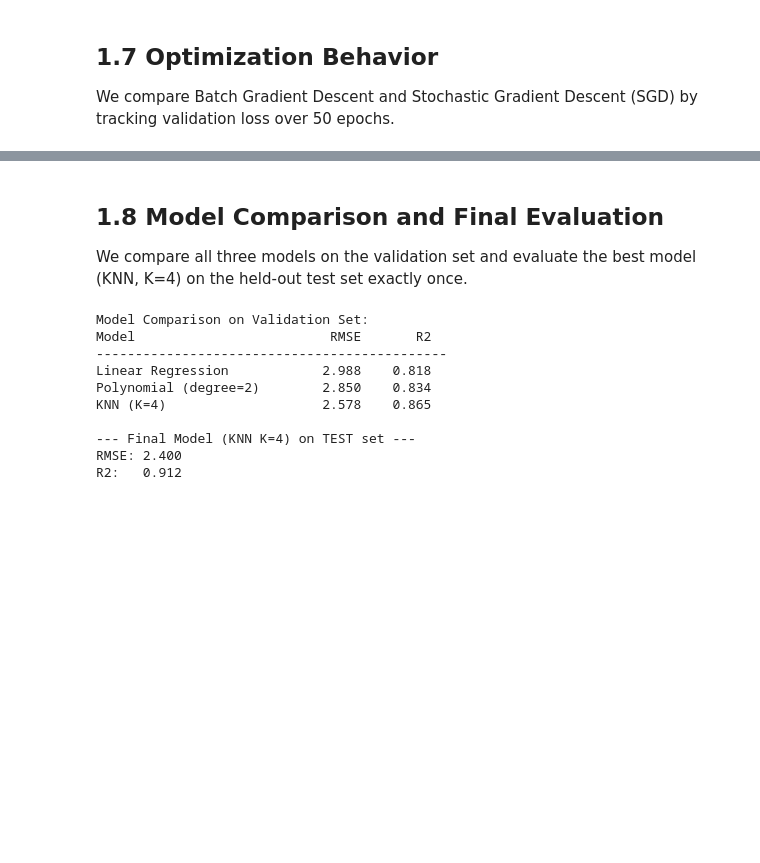
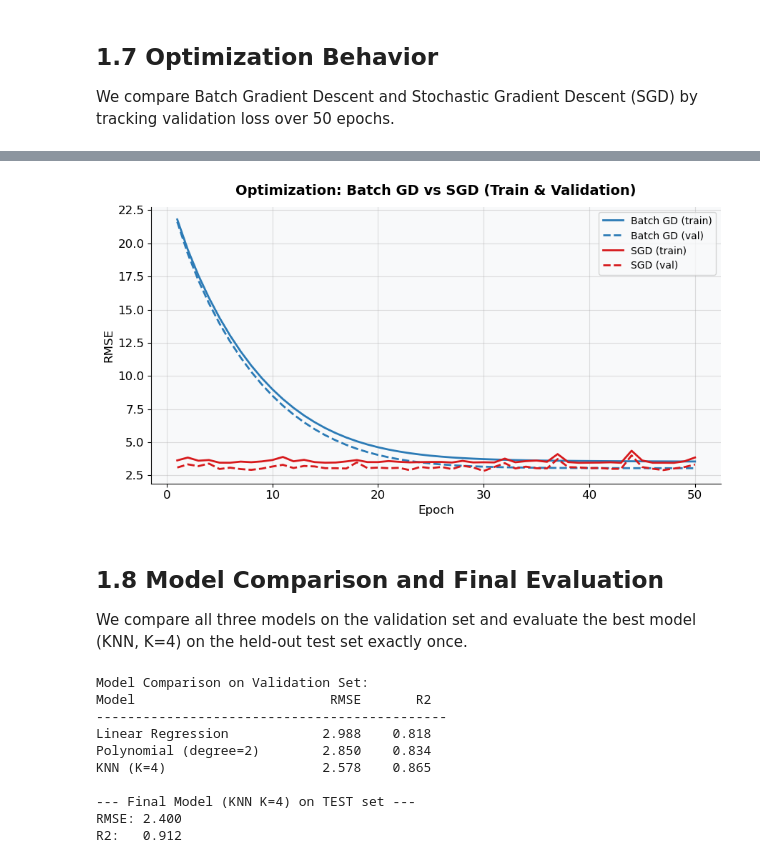
Before and after one commit to Yuvalinnnn/intro-to-ai-project, a Jupyter notebook: Part1_Regression_AutoMPG.ipynb, the cells around one changed output, grey strips where cells are left out. Drawn from its saved outputs; the diff is of its cells as text; code cells hidden in the pictures; blank space fills up the shorter version.

```diff
--- a/Part1_Regression_AutoMPG.ipynb
+++ b/Part1_Regression_AutoMPG.ipynb
@@ -436,3 +375,75 @@ plt.show()
+# %%
+import numpy as np
+
+# Optimization Behavior: Batch GD vs SGD (same linear regression model)
+# We track train and validation loss (MSE) across epochs.
+
+def add_bias(X: np.ndarray) -> np.ndarray:
+    return np.hstack([np.ones((X.shape[0], 1)), X])
+
+def mse(y_true: np.ndarray, y_pred: np.ndarray) -> float:
+    return float(np.mean((y_true - y_pred) ** 2))
+
+Xtr = add_bias(X_train_scaled)
+Xva = add_bias(X_val_scaled)
+ytr = y_train.to_numpy() if hasattr(y_train, "to_numpy") else np.array(y_train)
+yva = y_val.to_numpy() if hasattr(y_val, "to_numpy") else np.array(y_val)
+
+epochs = 50
+lr_batch = 0.05
+lr_sgd = 0.01
+
+# Batch GD
+w_batch = np.zeros(Xtr.shape[1])
+batch_train_errors = []
+batch_val_errors = []
+
+for _ in range(epochs):
+    # full-batch gradient on train
+    y_pred_tr = Xtr @ w_batch
+    grad = (2.0 / Xtr.shape[0]) * (Xtr.T @ (y_pred_tr - ytr))
+    w_batch -= lr_batch * grad
+
+    batch_train_errors.append(np.sqrt(mse(ytr, Xtr @ w_batch)))
+    batch_val_errors.append(np.sqrt(mse(yva, Xva @ w_batch)))
+
+# SGD (stochastic, one sample at a time)
+w_sgd = np.zeros(Xtr.shape[1])
+sgd_train_errors = []
+sgd_val_errors = []
+
+rng = np.random.default_rng(SEED)
+
+for _ in range(epochs):
+    idx = rng.permutation(Xtr.shape[0])
+    for i in idx:
+        xi = Xtr[i:i+1]
+        yi = ytr[i:i+1]
+        pred = xi @ w_sgd
+        grad = 2.0 * (xi.T @ (pred - yi))  # single-sample gradient
+        w_sgd -= lr_sgd * grad.ravel()
+
+    sgd_train_errors.append(np.sqrt(mse(ytr, Xtr @ w_sgd)))
+    sgd_val_errors.append(np.sqrt(mse(yva, Xva @ w_sgd)))
+
+# Plot train + validation RMSE
+fig, ax = plt.subplots(figsize=(9, 5))
+
+ax.plot(range(1, epochs + 1), batch_train_errors, color=MAIN_COLOR, linewidth=2, label='Batch GD (train)')
+ax.plot(range(1, epochs + 1), batch_val_errors, color=MAIN_COLOR, linewidth=2, linestyle='--', label='Batch GD (val)')
+
+ax.plot(range(1, epochs + 1), sgd_train_errors, color=SECOND_COLOR, linewidth=2, label='SGD (train)')
+ax.plot(range(1, epochs + 1), sgd_val_errors, color=SECOND_COLOR, linewidth=2, linestyle='--', label='SGD (val)')
+
+ax.set_xlabel('Epoch', fontsize=12)
+ax.set_ylabel('RMSE', fontsize=12)
+ax.set_title('Optimization: Batch GD vs SGD (Train & Validation)', fontsize=14, fontweight='bold', pad=12)
+ax.legend(fontsize=10)
+
+plt.tight_layout()
+plt.show()
+# %% [output]
+[figure, added]
 # %% [markdown]
 ## 1.8 Model Comparison and Final Evaluation
 We compare all three models on the validation set and evaluate the best
```
Also changed, not shown: parts of 11 cells of this notebook, 5 other files.
